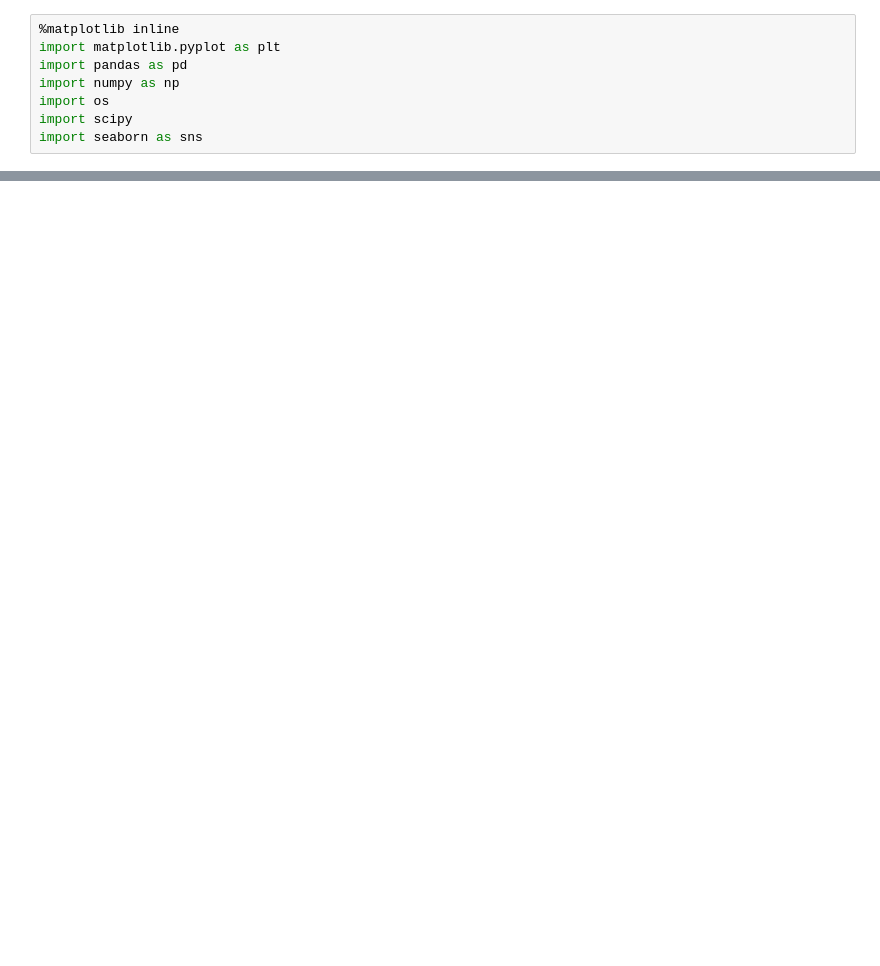
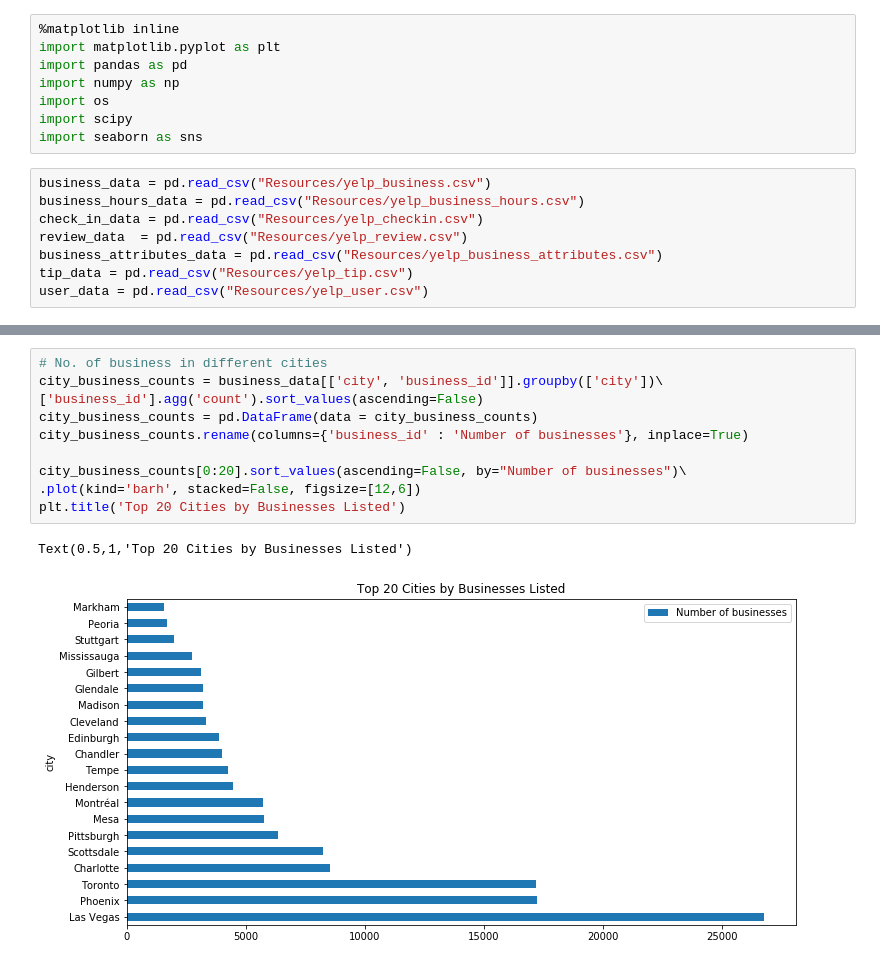
Before and after one commit to LCalso/Calso_Project1_Yelp-Star-Rating, a Jupyter notebook: Calso_Project1_Yelp.ipynb, the cells around one changed output, grey strips where cells are left out. Drawn from its saved outputs; the diff is of its cells as text; blank space fills up the shorter version.

```diff
--- a/Calso_Project1_Yelp.ipynb
+++ b/Calso_Project1_Yelp.ipynb
@@ -6,3 +6,11 @@ import numpy as np
 import os
 import scipy
 import seaborn as sns
+# %%
+business_data = pd.read_csv("Resources/yelp_business.csv")
+business_hours_data = pd.read_csv("Resources/yelp_business_hours.csv")
+check_in_data = pd.read_csv("Resources/yelp_checkin.csv")
+review_data  = pd.read_csv("Resources/yelp_review.csv")
+business_attributes_data = pd.read_csv("Resources/yelp_business_attributes.csv")
+tip_data = pd.read_csv("Resources/yelp_tip.csv")
+user_data = pd.read_csv("Resources/yelp_user.csv")
@@ -8,0 +70,13 @@ import seaborn as sns
+# %%
+# No. of business in different cities
+city_business_counts = business_data[['city', 'business_id']].groupby(['city'])\
+['business_id'].agg('count').sort_values(ascending=False)
+city_business_counts = pd.DataFrame(data = city_business_counts)
+city_business_counts.rename(columns={'business_id' : 'Number of businesses'}, inplace=True)
+
+city_business_counts[0:20].sort_values(ascending=False, by="Number of businesses")\
+.plot(kind='barh', stacked=False, figsize=[12,6])
+plt.title('Top 20 Cities by Businesses Listed')
+# %% [output]
+Text(0.5,1,'Top 20 Cities by Businesses Listed')
+[figure, added]
```
Also changed, not shown: parts of 10 cells of this notebook.
